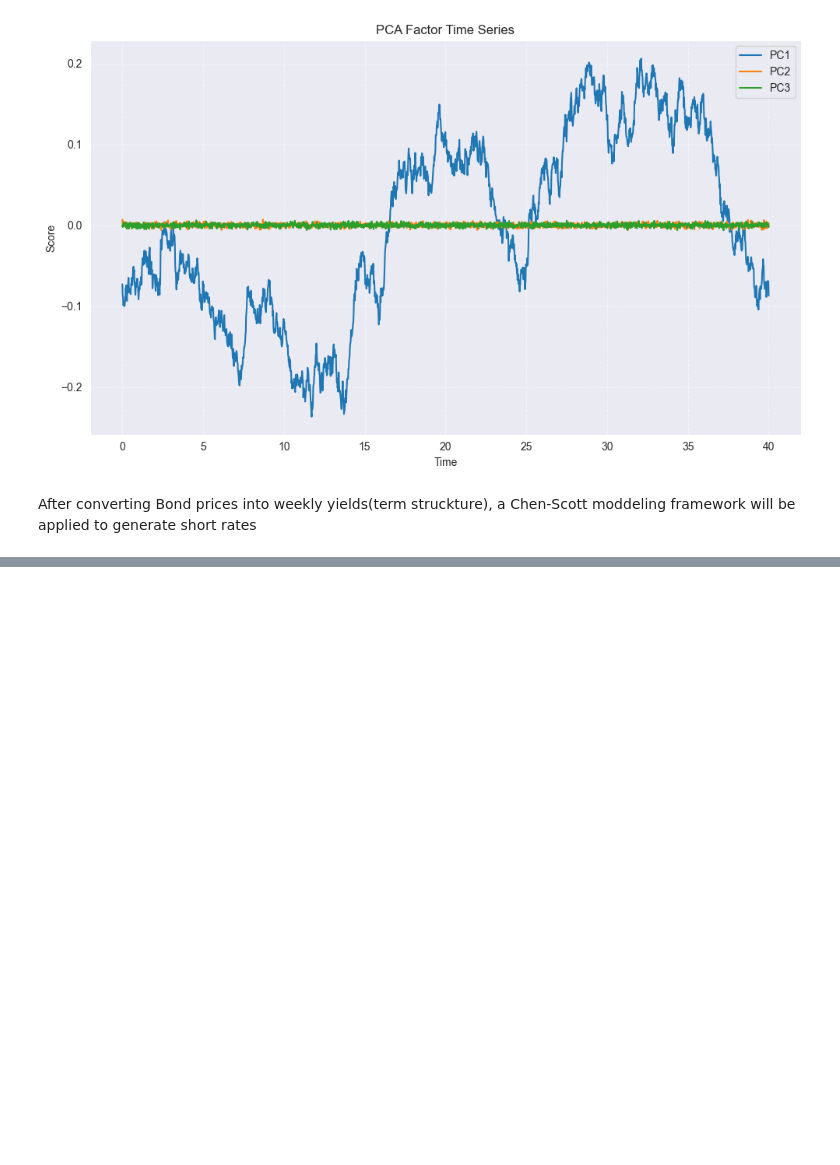
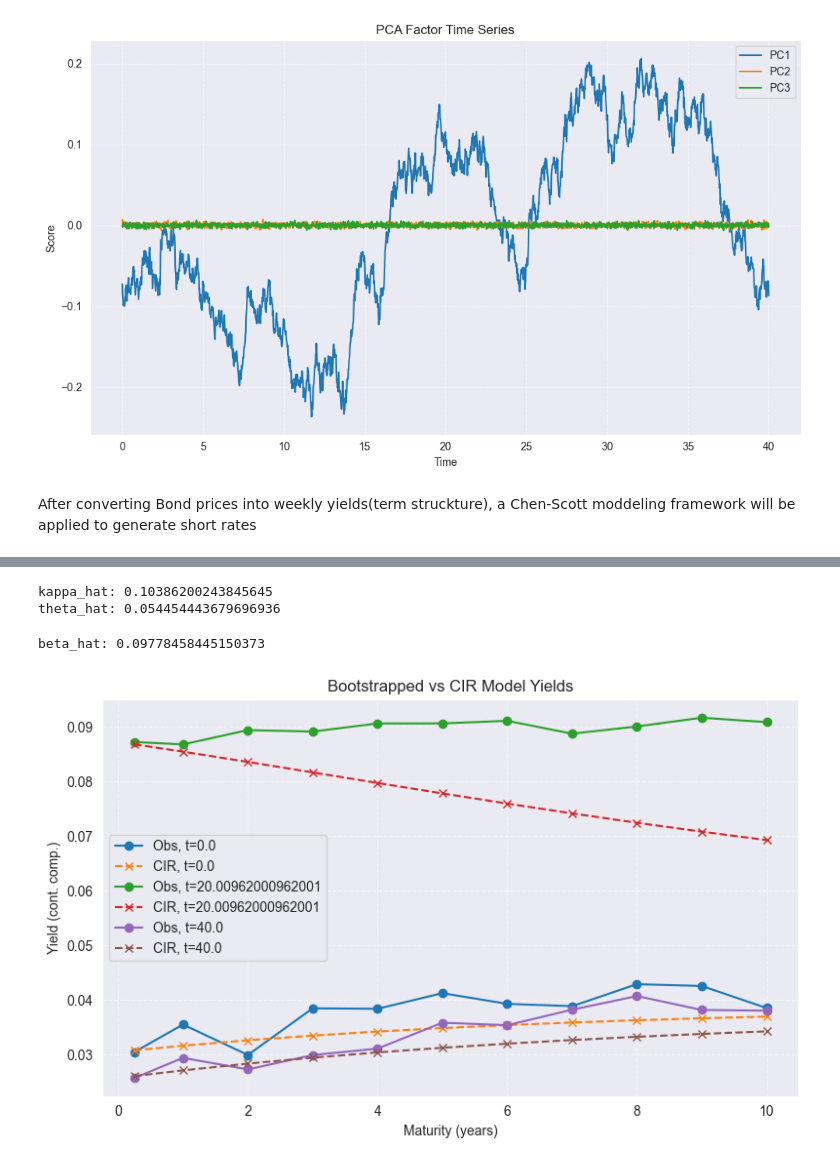
Before and after one commit to Madsnhr/FinEcon, a Jupyter notebook: Exam 2025/codeing/Solution.ipynb, the cells around one changed output, grey strips where cells are left out. Saved outputs shown, nothing was run; the diff lists cells and outputs as text; code cells hidden in the pictures; blank space fills up the shorter version.

```diff
--- a/Exam 2025/codeing/Solution.ipynb
+++ b/Exam 2025/codeing/Solution.ipynb
@@ -245,0 +279,23 @@ After converting Bond prices into weekly yields(term struckture), a Chen-Scott m
+# %%
+kappa_hat = (1.0 - b_hat) / dt
+theta_hat = a_hat / (kappa_hat * dt)
+
+print("kappa_hat:", kappa_hat)
+print("theta_hat:", theta_hat)
+# %% [output]
+kappa_hat: 0.10386200243845645
+theta_hat: 0.054454443679696936
+# %%
+# Residuals from AR(1)
+eps_hat = r_tp1 - (a_hat + b_hat * r_t)
+
+# Avoid division by very small rates
+mask = r_t > 1e-6
+num = np.sum((eps_hat[mask]**2) / r_t[mask])
+den = np.sum(mask) * dt
+
+beta_hat = np.sqrt(num / den)
+
+print("beta_hat:", beta_hat)
+# %% [output]
+beta_hat: 0.09778458445150373
@@ -245,0 +312,43 @@ After converting Bond prices into weekly yields(term struckture), a Chen-Scott m
+# %%
+# Tenors/maturities in years
+tenors = np.array([0.25] + list(range(1, 11)))
+
+# pick a few time indices from term_structure
+idx_first  = term_structure.index[0]
+idx_middle = term_structure.index[len(term_structure)//2]
+idx_last   = term_structure.index[-1]
+date_indices = [idx_first, idx_middle, idx_last]
+
+fig, ax = plt.subplots(figsize=(8,5))
+
+for idx in date_indices:
+    # observed bootstrapped yields for that date
+    y_obs = term_structure.loc[idx, ["y_0_25"] + [f"y_{n}Y" for n in range(1,11)]].values
+
+    # current short rate at that date (3M)
+    r_t = float(term_structure.loc[idx, "y_0_25"])
+
+    # build CIR curve at that time
+    cir_curve_t = CIRCurve(
+        short_rate=r_t,
+        theta=theta_hat,
+        kappa=kappa_hat,
+        beta=beta_hat
+    )
+
+    # model-implied yields for all tenors
+    y_model = cir_curve_t.zero_rate_vector(tenors)
+
+    # plot
+    plt.plot(tenors, y_obs,   marker="o", linestyle="-",  label=f"Obs, t={idx}")
+    plt.plot(tenors, y_model, marker="x", linestyle="--", label=f"CIR, t={idx}")
+
+plt.xlabel("Maturity (years)")
+plt.ylabel("Yield (cont. comp.)")
+plt.title("Bootstrapped vs CIR Model Yields")
+plt.grid(True, linestyle="--", alpha=0.5)
+plt.legend()
+plt.tight_layout()
+plt.show()
+# %% [output]
+[figure, added]
```
Also changed, not shown: parts of 4 cells of this notebook.
